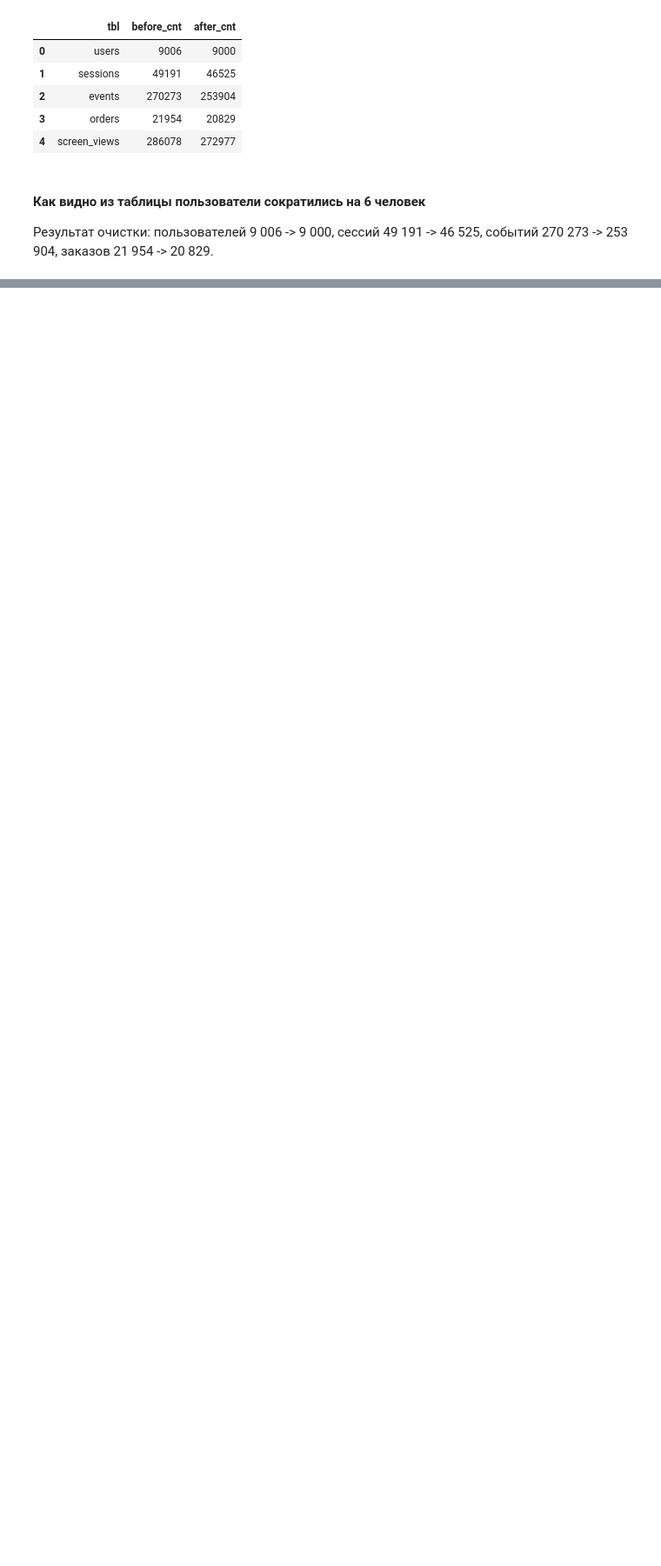
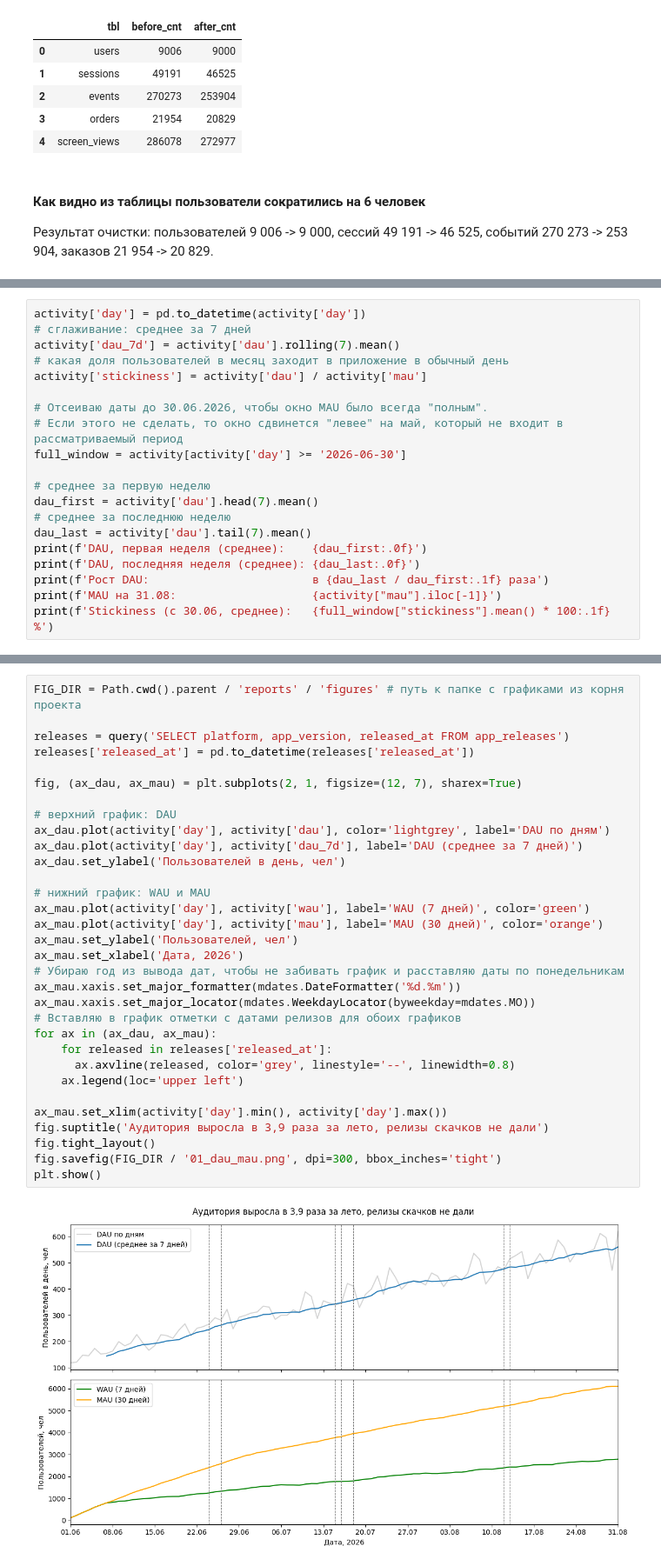
Before and after one commit to AltermaRRinuz/tezgo-product-analytics, a Jupyter notebook: notebooks/analysis.ipynb, the cells around one changed output, grey strips where cells are left out. Shown at 87% size. Drawn from its saved outputs; the diff is of its cells as text; blank space fills up the shorter version.

Commit message:
#2 Шаг 2.1: DAU, WAU, MAU, stickiness

```diff
--- a/notebooks/analysis.ipynb
+++ b/notebooks/analysis.ipynb
@@ -842,0 +897,20 @@ SELECT 'screen_views',
+# %%
+activity['day'] = pd.to_datetime(activity['day'])
+# сглаживание: среднее за 7 дней
+activity['dau_7d'] = activity['dau'].rolling(7).mean()
+# какая доля пользователей в месяц заходит в приложение в обычный день
+activity['stickiness'] = activity['dau'] / activity['mau']
+
+# Отсеиваю даты до 30.06.2026, чтобы окно MAU было всегда "полным".
+# Если этого не сделать, то окно сдвинется "левее" на май, который не входит в рассматриваемый период
+full_window = activity[activity['day'] >= '2026-06-30']
+
+# среднее за первую неделю
+dau_first = activity['dau'].head(7).mean()
+# среднее за последнюю неделю
+dau_last = activity['dau'].tail(7).mean()
+print(f'DAU, первая неделя (среднее):    {dau_first:.0f}')
+print(f'DAU, последняя неделя (среднее): {dau_last:.0f}')
+print(f'Рост DAU:                        в {dau_last / dau_first:.1f} раза')
+print(f'MAU на 31.08:                    {activity["mau"].iloc[-1]}')
+print(f'Stickiness (с 30.06, среднее):   {full_window["stickiness"].mean() * 100:.1f} %')
@@ -842,0 +923,34 @@ SELECT 'screen_views',
+# %%
+FIG_DIR = Path.cwd().parent / 'reports' / 'figures' # путь к папке с графиками из корня проекта
+
+releases = query('SELECT platform, app_version, released_at FROM app_releases')
+releases['released_at'] = pd.to_datetime(releases['released_at'])
+
+fig, (ax_dau, ax_mau) = plt.subplots(2, 1, figsize=(12, 7), sharex=True)
+
+# верхний график: DAU
+ax_dau.plot(activity['day'], activity['dau'], color='lightgrey', label='DAU по дням')
+ax_dau.plot(activity['day'], activity['dau_7d'], label='DAU (среднее за 7 дней)')
+ax_dau.set_ylabel('Пользователей в день, чел')
+
+# нижний график: WAU и MAU
+ax_mau.plot(activity['day'], activity['wau'], label='WAU (7 дней)', color='green')
+ax_mau.plot(activity['day'], activity['mau'], label='MAU (30 дней)', color='orange')
+ax_mau.set_ylabel('Пользователей, чел')
+ax_mau.set_xlabel('Дата, 2026')
+# Убираю год из вывода дат, чтобы не забивать график и расставляю даты по понедельникам
+ax_mau.xaxis.set_major_formatter(mdates.DateFormatter('%d.%m'))
+ax_mau.xaxis.set_major_locator(mdates.WeekdayLocator(byweekday=mdates.MO))
+# Вставляю в график отметки с датами релизов для обоих графиков
+for ax in (ax_dau, ax_mau):
+    for released in releases['released_at']:
+      ax.axvline(released, color='grey', linestyle='--', linewidth=0.8)
+    ax.legend(loc='upper left')
+
+ax_mau.set_xlim(activity['day'].min(), activity['day'].max())
+fig.suptitle('Аудитория выросла в 3,9 раза за лето, релизы скачков не дали')
+fig.tight_layout()
+fig.savefig(FIG_DIR / '01_dau_mau.png', dpi=300, bbox_inches='tight')
+plt.show()
+# %% [output]
+[figure, added]
```
Also changed, not shown: parts of 7 cells of this notebook, 2 other files.
